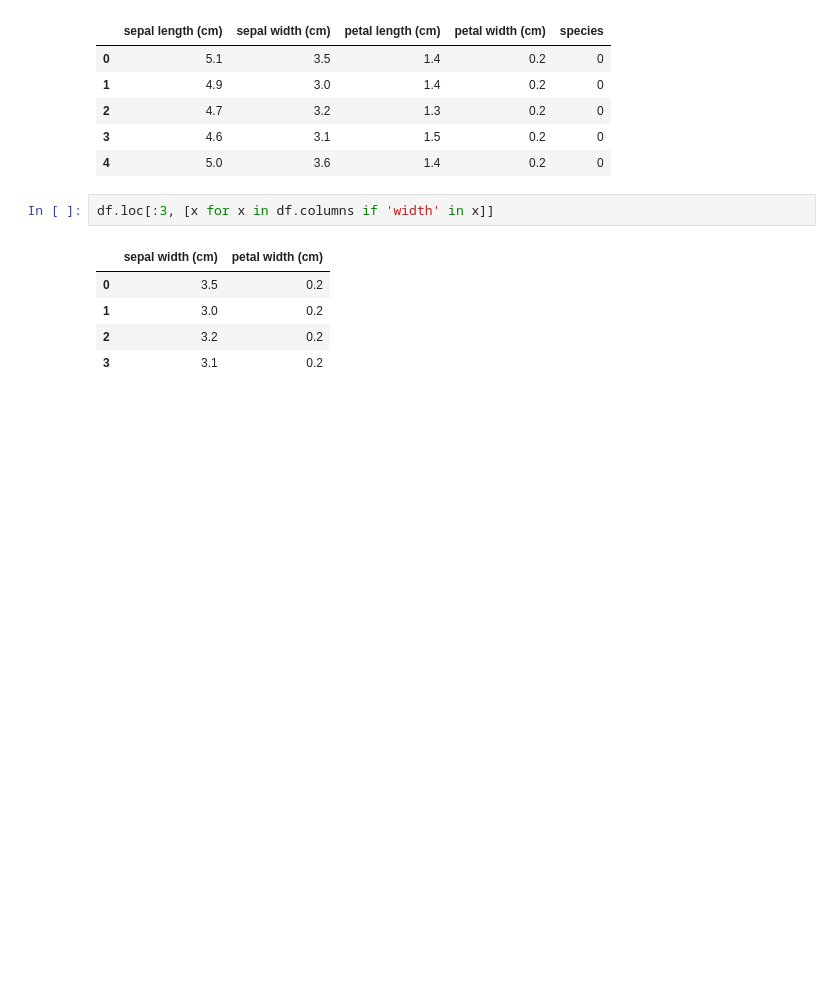
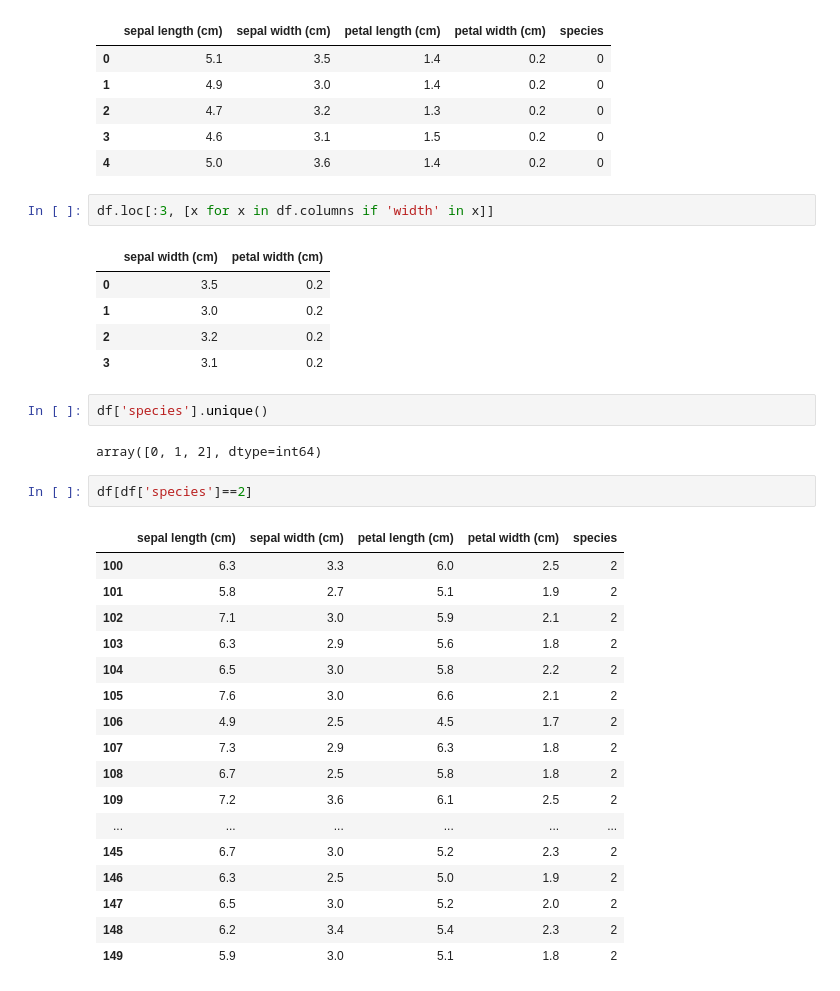
Before and after one commit to CyborgVillager/Python_Machine_Learning, a Jupyter notebook: python_machine_learning/py_chap1/dataset_for_jupyter.ipynb, the cells around one changed output. Saved outputs shown, nothing was run; the diff lists cells and outputs as text; blank space fills up the shorter version.

```diff
--- a/python_machine_learning/py_chap1/dataset_for_jupyter.ipynb
+++ b/python_machine_learning/py_chap1/dataset_for_jupyter.ipynb
@@ -195,3 +195,27 @@ df.loc[:3, [x for x in df.columns if 'width' in x]]
 | 1 | 3.0 | 0.2 |
 | 2 | 3.2 | 0.2 |
 | 3 | 3.1 | 0.2 |
+# %%
+df['species'].unique()
+# %% [output]
+array([0, 1, 2], dtype=int64)
+# %%
+df[df['species']==2]
+# %% [output]
+|  | sepal length (cm) | sepal width (cm) | petal length (cm) | petal width (cm) | species |
+| 100 | 6.3 | 3.3 | 6.0 | 2.5 | 2 |
+| 101 | 5.8 | 2.7 | 5.1 | 1.9 | 2 |
+| 102 | 7.1 | 3.0 | 5.9 | 2.1 | 2 |
+| 103 | 6.3 | 2.9 | 5.6 | 1.8 | 2 |
+| 104 | 6.5 | 3.0 | 5.8 | 2.2 | 2 |
+| 105 | 7.6 | 3.0 | 6.6 | 2.1 | 2 |
+| 106 | 4.9 | 2.5 | 4.5 | 1.7 | 2 |
+| 107 | 7.3 | 2.9 | 6.3 | 1.8 | 2 |
+| 108 | 6.7 | 2.5 | 5.8 | 1.8 | 2 |
+| 109 | 7.2 | 3.6 | 6.1 | 2.5 | 2 |
+| ... | ... | ... | ... | ... | ... |
+| 145 | 6.7 | 3.0 | 5.2 | 2.3 | 2 |
+| 146 | 6.3 | 2.5 | 5.0 | 1.9 | 2 |
+| 147 | 6.5 | 3.0 | 5.2 | 2.0 | 2 |
+| 148 | 6.2 | 3.4 | 5.4 | 2.3 | 2 |
+| 149 | 5.9 | 3.0 | 5.1 | 1.8 | 2 |
```
Also changed, not shown: 1 other file.
